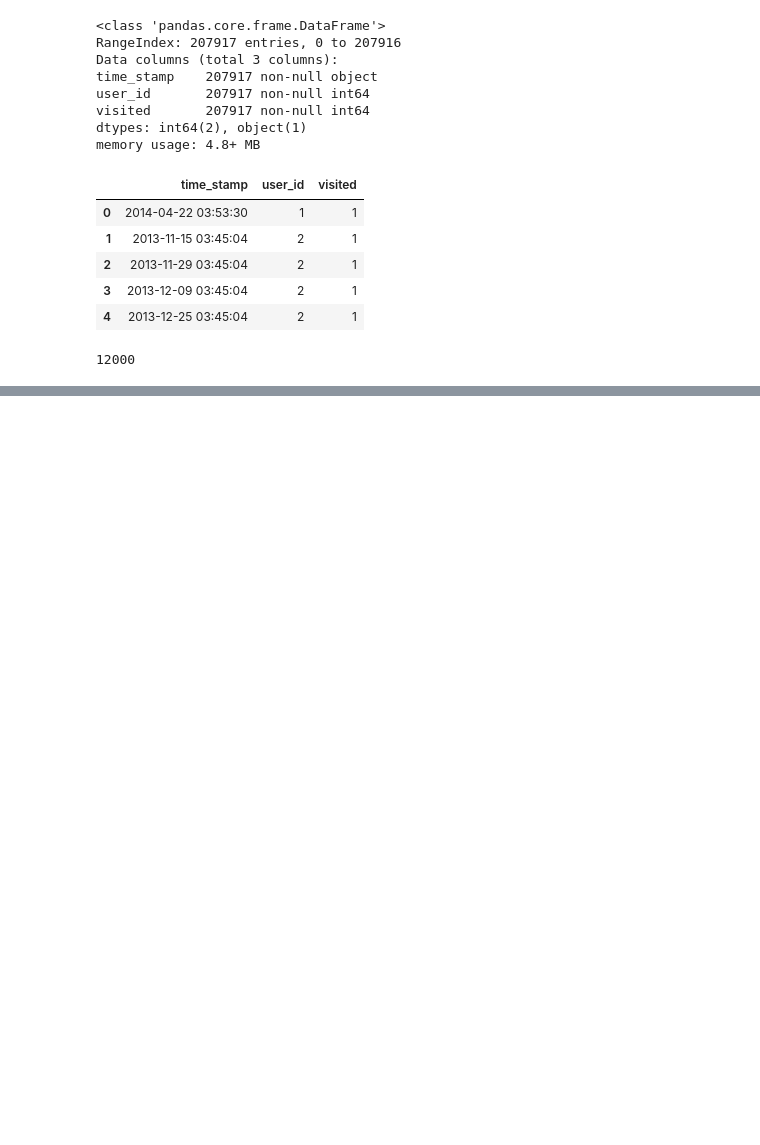
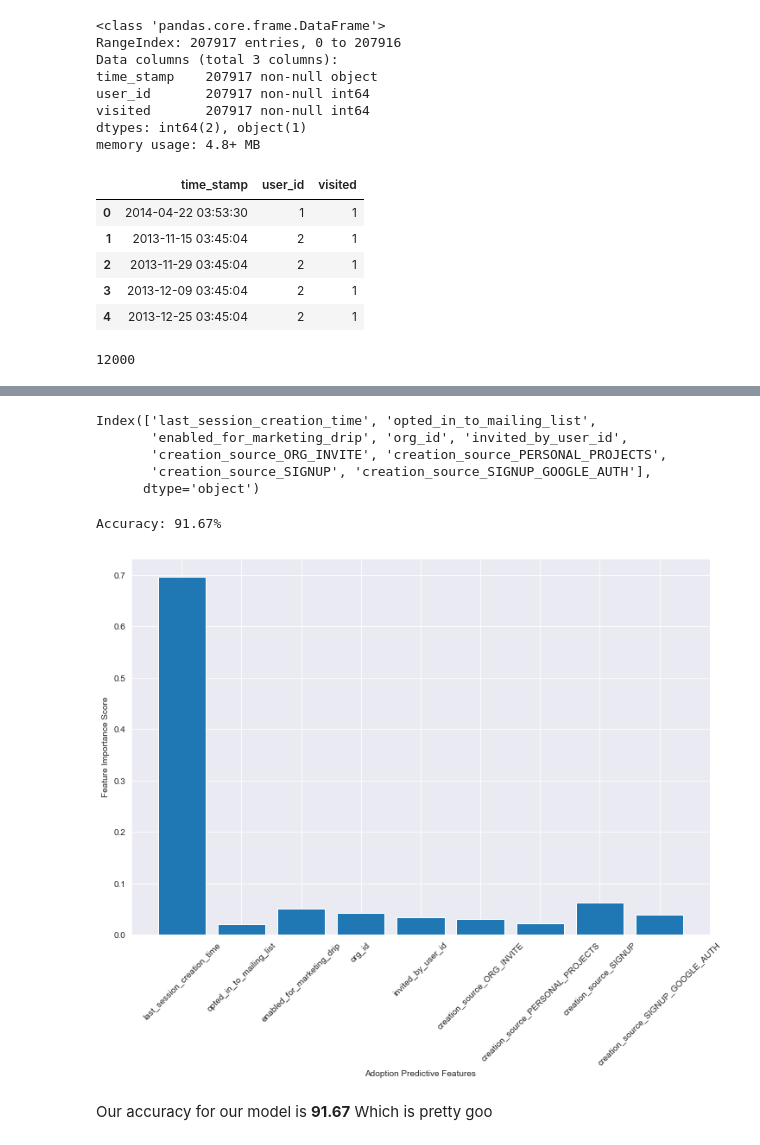
Before and after one commit to mwon3919/take-home-challenges, a Jupyter notebook: relax_challenge/Springboard-Challenge-2.ipynb, the cells around one changed output, grey strips where cells are left out. Drawn from its saved outputs; the diff is of its cells as text; code cells hidden in the pictures; blank space fills up the shorter version.

```diff
--- a/relax_challenge/Springboard-Challenge-2.ipynb
+++ b/relax_challenge/Springboard-Challenge-2.ipynb
@@ -133,0 +243,2 @@ adopted_user_info.head()
+# %%
+users_df_model = pd.get_dummies(users_df,columns=['creation_source'],drop_first=True)
@@ -133,0 +254,12 @@ adopted_user_info.head()
+# %%
+from xgboost import XGBClassifier
+from sklearn.model_selection import train_test_split
+from sklearn.metrics import accuracy_score
+
+X = users_df_model.drop('adopted_user',axis=1)
+y = users_df_model['adopted_user'].copy()
+# %%
+X_train,X_test,y_train,y_test = train_test_split(X,y,test_size=0.3,random_state=42)
+# %%
+xgb = XGBClassifier()
+xgb.fit(X_train,y_train)
@@ -133,0 +274,31 @@ adopted_user_info.head()
+# %%
+X.columns
+# %% [output]
+Index(['last_session_creation_time', 'opted_in_to_mailing_list',
+       'enabled_for_marketing_drip', 'org_id', 'invited_by_user_id',
+       'creation_source_ORG_INVITE', 'creation_source_PERSONAL_PROJECTS',
+       'creation_source_SIGNUP', 'creation_source_SIGNUP_GOOGLE_AUTH'],
+      dtype='object')
+# %%
+# make predictions for test data
+y_pred = xgb.predict(X_test)
+predictions = [round(value) for value in y_pred]
+# evaluate predictions
+accuracy = accuracy_score(y_test, predictions)
+print("Accuracy: %.2f%%" % (accuracy * 100.0))
+# %% [output]
+Accuracy: 91.67%
+# %%
+feat_imp = xgb.feature_importances_
+sns.set_style("darkgrid")
+plt.figure(figsize=(12,8))
+plt.bar(range(len(xgb.feature_importances_)), xgb.feature_importances_)
+xcol = X.columns
+plt.xlabel('Adoption Predictive Features')
+plt.ylabel('Feature Importance Score')
+plt.xticks(range(len(xcol)), xcol.values, rotation=45)
+plt.show()
+# %% [output]
+[figure, added]
+# %% [markdown]
+Our accuracy for our model is **91.67** Which is pretty goo
```
Also changed, not shown: parts of 18 cells of this notebook.
